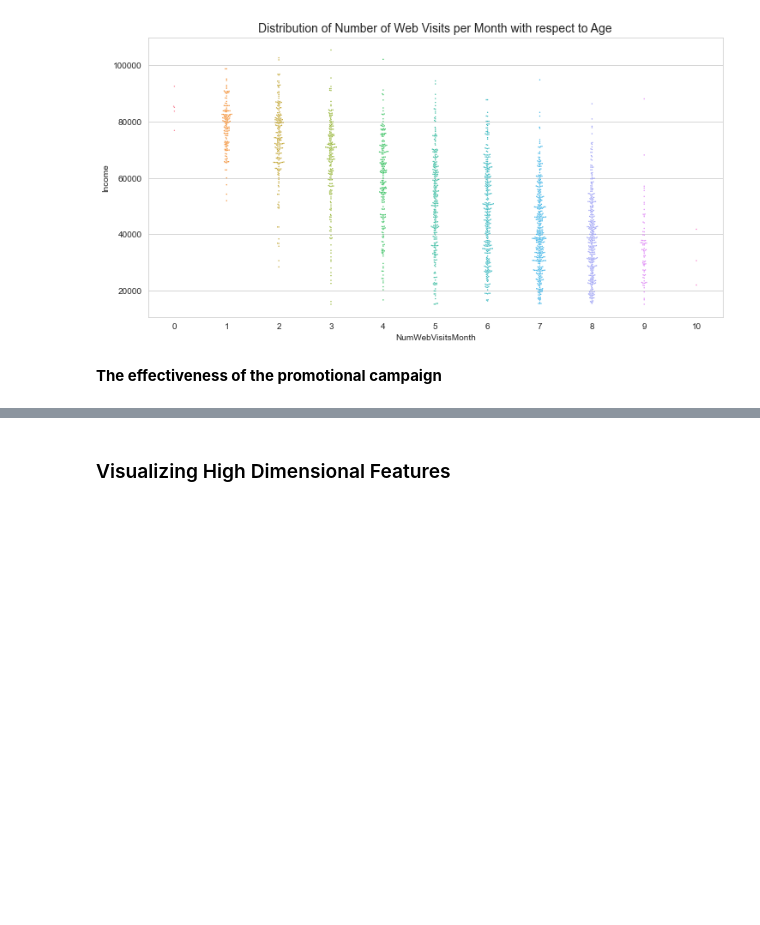
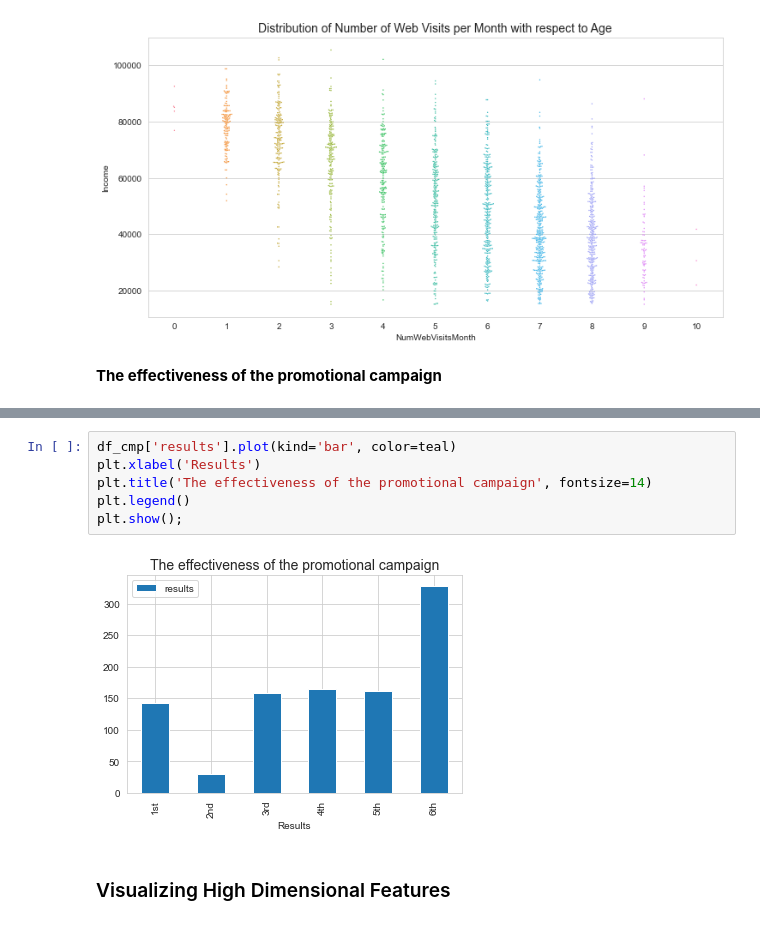
Before and after one commit to livia360/Capstone_project, a Jupyter notebook: 02_Exploratory_Data_Analysis.ipynb, the cells around one changed output, grey strips where cells are left out. Drawn from its saved outputs; the diff is of its cells as text; blank space fills up the shorter version.

```diff
--- a/02_Exploratory_Data_Analysis.ipynb
+++ b/02_Exploratory_Data_Analysis.ipynb
@@ -248,3 +248,11 @@ df_cmp
+# %%
+df_cmp['results'].plot(kind='bar', color=teal)
+plt.xlabel('Results')
+plt.title('The effectiveness of the promotional campaign', fontsize=14)
+plt.legend()
+plt.show();
+# %% [output]
+[figure, added]
 # %% [markdown]
 ### Visualizing High Dimensional Features
 # %%
```
Also changed, not shown: parts of 2 cells of this notebook.
